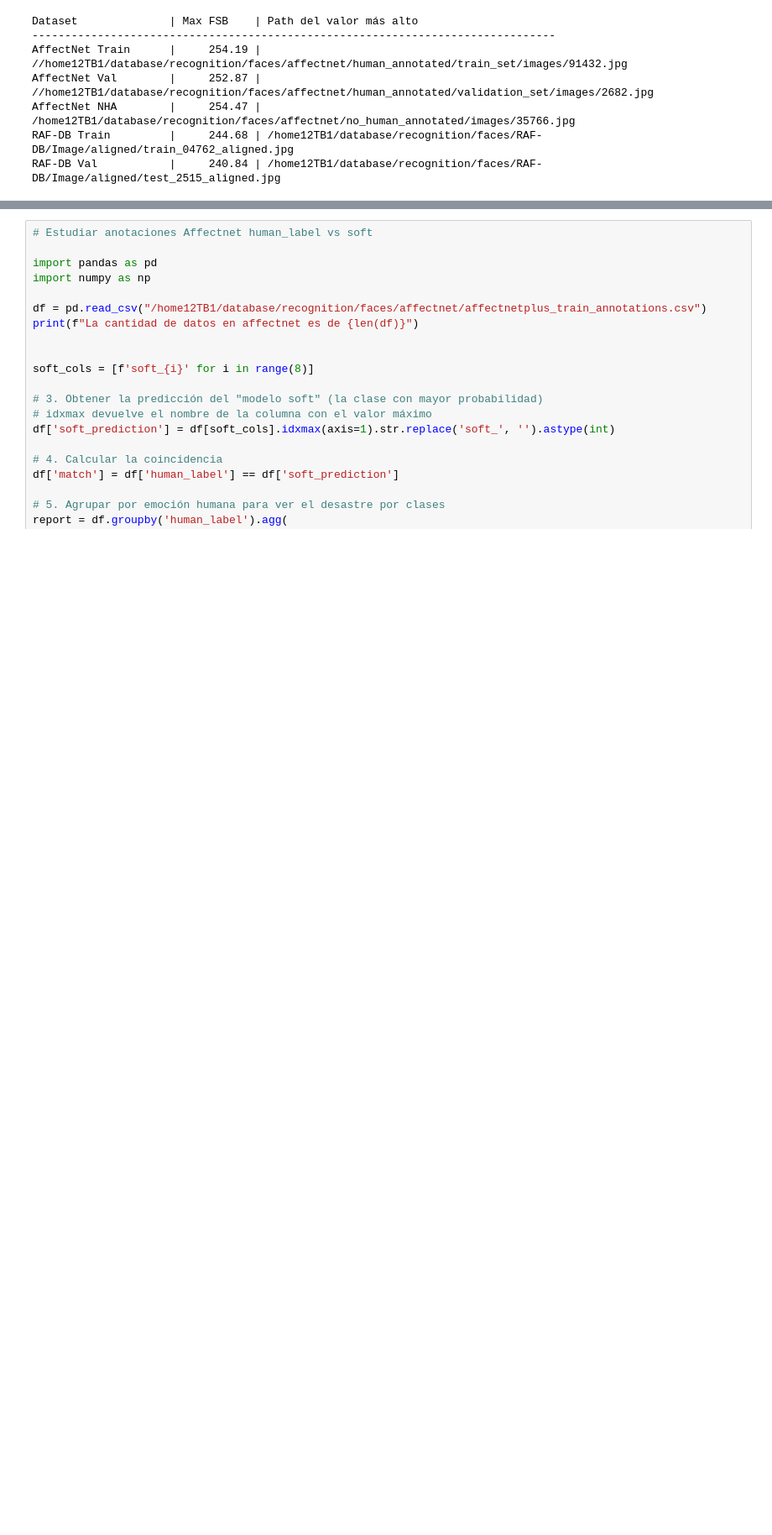
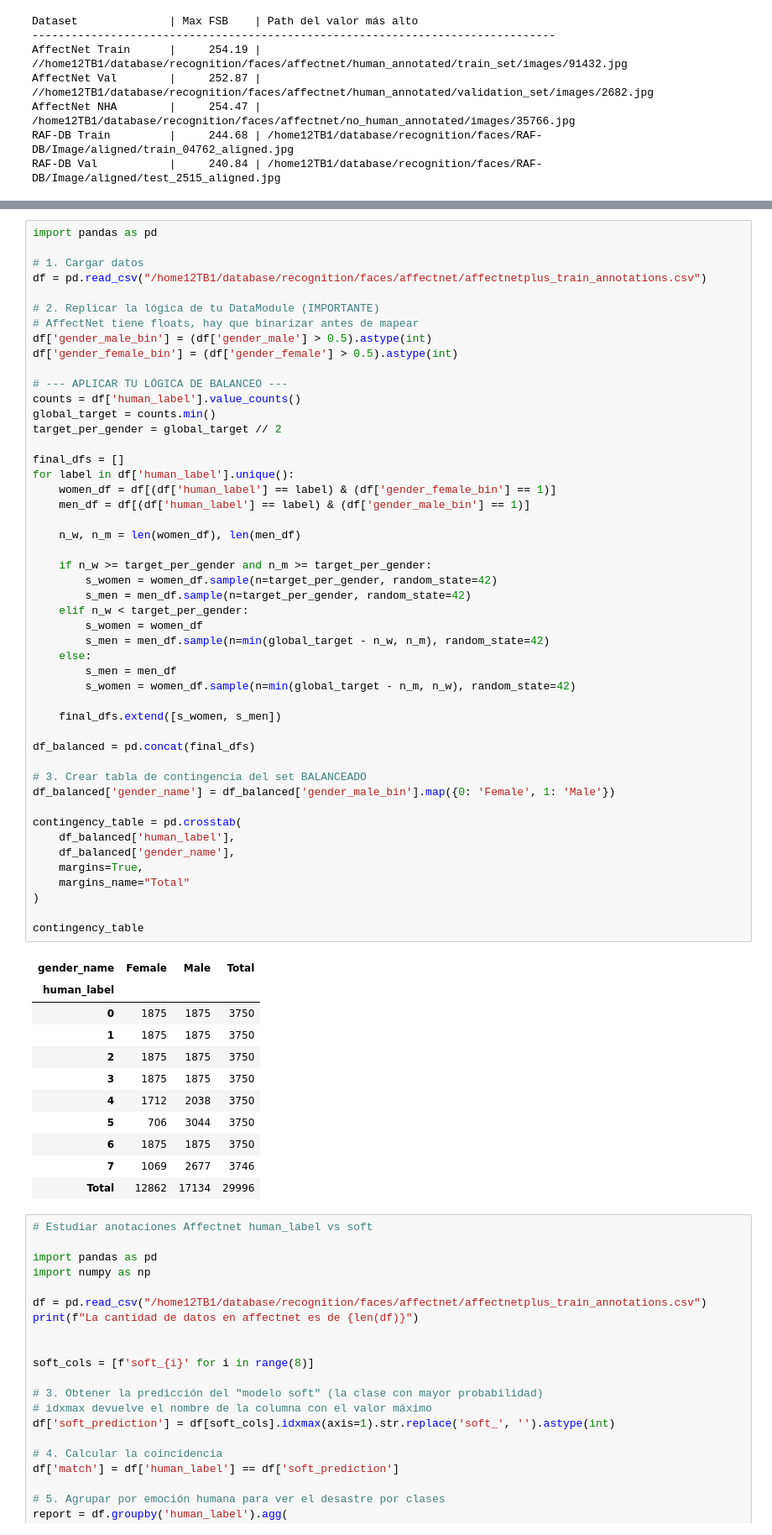
Before and after one commit to mariogutierrezlopez/facial-expression-fairness, a Jupyter notebook: dataset_study.ipynb, the cells around one changed output, grey strips where cells are left out. Shown at 84% size. Drawn from its saved outputs; the diff is of its cells as text; blank space fills up the shorter version.

```diff
--- a/dataset_study.ipynb
+++ b/dataset_study.ipynb
@@ -538,3 +604,63 @@ Name: count, dtype: int64
+# %%
+import pandas as pd
+
+# 1. Cargar datos
+df = pd.read_csv("/home12TB1/database/recognition/faces/affectnet/affectnetplus_train_annotations.csv")
+
+# 2. Replicar la lógica de tu DataModule (IMPORTANTE)
+# AffectNet tiene floats, hay que binarizar antes de mapear
+df['gender_male_bin'] = (df['gender_male'] > 0.5).astype(int)
+df['gender_female_bin'] = (df['gender_female'] > 0.5).astype(int)
+
+# --- APLICAR TU LÓGICA DE BALANCEO ---
+counts = df['human_label'].value_counts()
+global_target = counts.min()
+target_per_gender = global_target // 2
+
+final_dfs = []
+for label in df['human_label'].unique():
+    women_df = df[(df['human_label'] == label) & (df['gender_female_bin'] == 1)]
+    men_df = df[(df['human_label'] == label) & (df['gender_male_bin'] == 1)]
+
+    n_w, n_m = len(women_df), len(men_df)
+
+    if n_w >= target_per_gender and n_m >= target_per_gender:
+        s_women = women_df.sample(n=target_per_gender, random_state=42)
+        s_men = men_df.sample(n=target_per_gender, random_state=42)
+    elif n_w < target_per_gender:
+        s_women = women_df
+        s_men = men_df.sample(n=min(global_target - n_w, n_m), random_state=42)
+    else:
+        s_men = men_df
+        s_women = women_df.sample(n=min(global_target - n_m, n_w), random_state=42)
+
+    final_dfs.extend([s_women, s_men])
+
+df_balanced = pd.concat(final_dfs)
+
+# 3. Crear tabla de contingencia del set BALANCEADO
+df_balanced['gender_name'] = df_balanced['gender_male_bin'].map({0: 'Female', 1: 'Male'})
+
+contingency_table = pd.crosstab(
+    df_balanced['human_label'],
+    df_balanced['gender_name'],
+    margins=True,
+    margins_name="Total"
+)
+
+contingency_table
+# %% [output]
+| gender_name | Female | Male | Total |
+| human_label |  |  |  |
+| 0 | 1875 | 1875 | 3750 |
+| 1 | 1875 | 1875 | 3750 |
+| 2 | 1875 | 1875 | 3750 |
+| 3 | 1875 | 1875 | 3750 |
+| 4 | 1712 | 2038 | 3750 |
+| 5 | 706 | 3044 | 3750 |
+| 6 | 1875 | 1875 | 3750 |
+| 7 | 1069 | 2677 | 3746 |
+| Total | 12862 | 17134 | 29996 |
 # %%
 # Estudiar anotaciones Affectnet human_label vs soft
 
```
Also changed, not shown: parts of 2 cells of this notebook, 3 other files.
